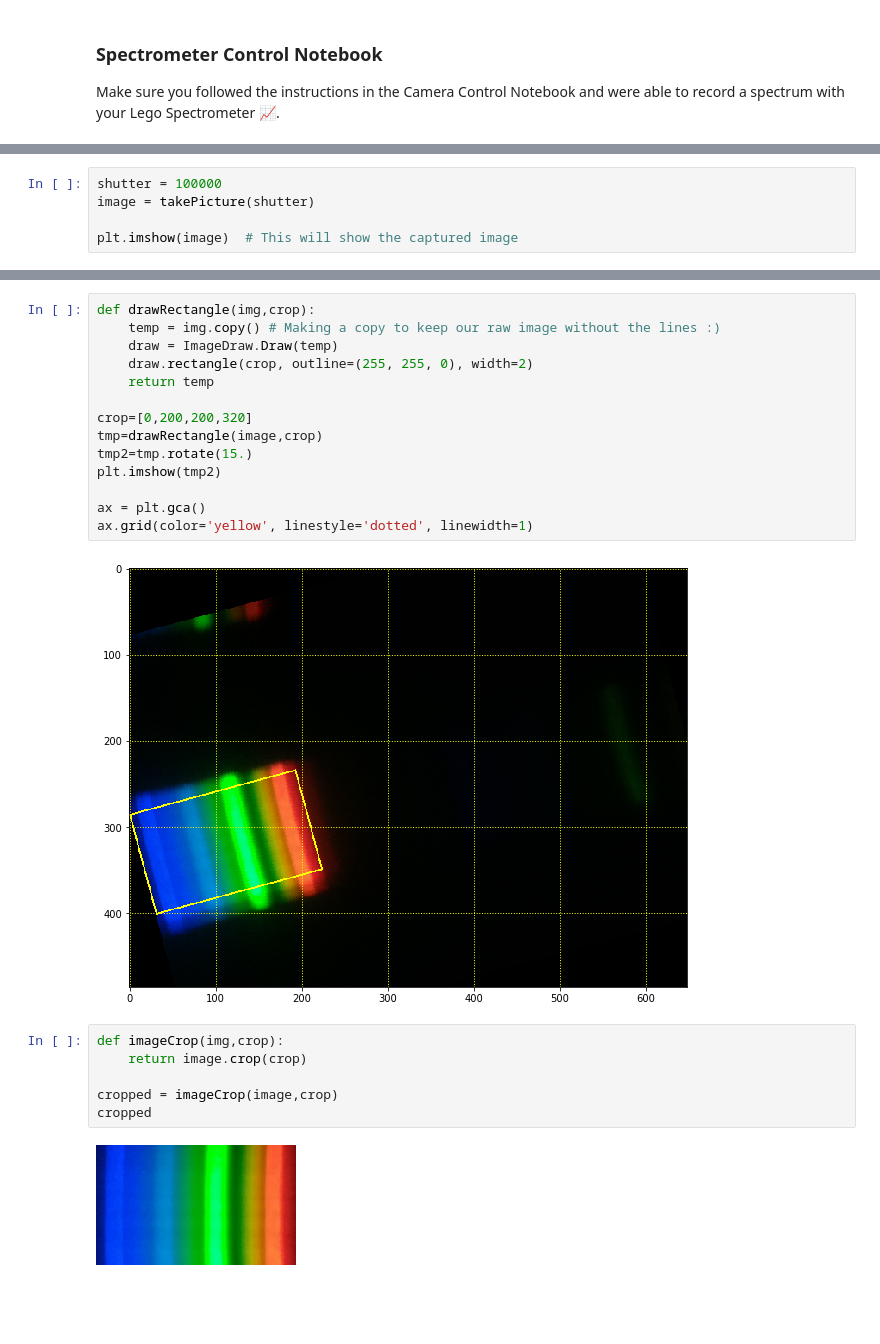
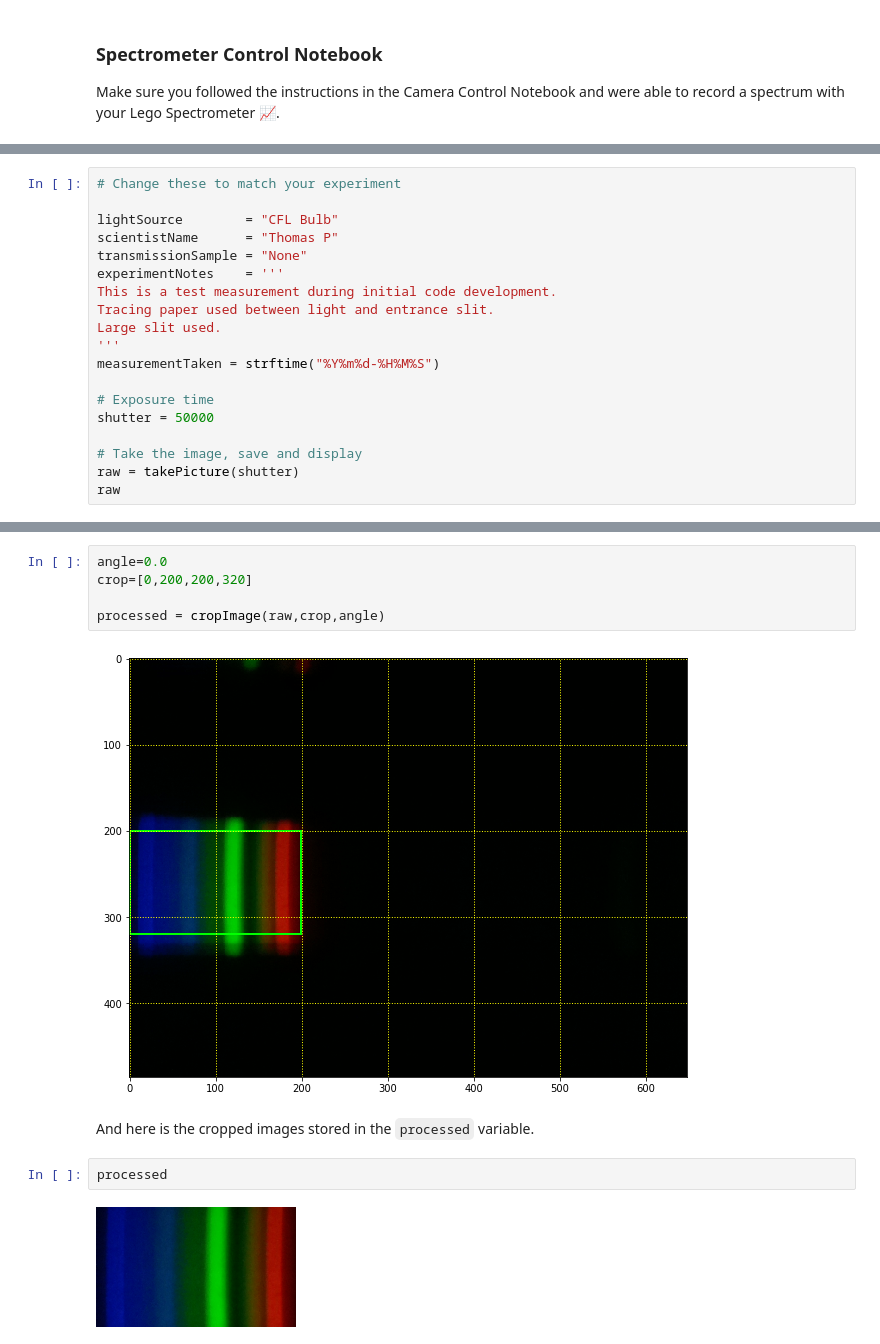
Before and after one commit to orcsgirls/LegoSpectrometer, a Jupyter notebook: SpectrometerControl.ipynb, the cells around one changed output, grey strips where cells are left out. Saved outputs shown, nothing was run; the diff lists cells and outputs as text; blank space fills up the shorter version.

```diff
--- a/SpectrometerControl.ipynb
+++ b/SpectrometerControl.ipynb
@@ -52,6 +167,20 @@ Now let's capture an image and display it. Note that the argument shutter specif
 # %%
-shutter = 100000
-image = takePicture(shutter)
+# Change these to match your experiment
 
-plt.imshow(image)  # This will show the captured image
+lightSource        = "CFL Bulb"
+scientistName      = "Thomas P"
+transmissionSample = "None"
+experimentNotes    = '''
+This is a test measurement during initial code development.
+Tracing paper used between light and entrance slit.
+Large slit used.
+'''
+measurementTaken = strftime("%Y%m%d-%H%M%S")
+
+# Exposure time
+shutter = 50000
+
+# Take the image, save and display
+raw = takePicture(shutter)
+raw
 # %% [output]
@@ -69,24 +194,13 @@ Next we need to crop the image to just include the area showing the spectrum. We
 # %%
-def drawRectangle(img,crop):
-    temp = img.copy() # Making a copy to keep our raw image without the lines :)
-    draw = ImageDraw.Draw(temp)
-    draw.rectangle(crop, outline=(255, 255, 0), width=2)
-    return temp
+angle=0.0
+crop=[0,200,200,320]
 
-crop=[0,200,200,320]
-tmp=drawRectangle(image,crop)
-tmp2=tmp.rotate(15.)
-plt.imshow(tmp2)
-
-ax = plt.gca()
-ax.grid(color='yellow', linestyle='dotted', linewidth=1)
+processed = cropImage(raw,crop,angle)
 # %% [output]
-[figure, old version]
+[figure, new version]
+# %% [markdown]
+And here is the cropped images stored in the `processed` variable.
 # %%
-def imageCrop(img,crop):
-    return image.crop(crop)
-
-cropped = imageCrop(image,crop)
-cropped
+processed
 # %% [output]
-[figure, old version]
+[figure, new version]
```
Also changed, not shown: parts of 30 cells of this notebook, 14 other files.
